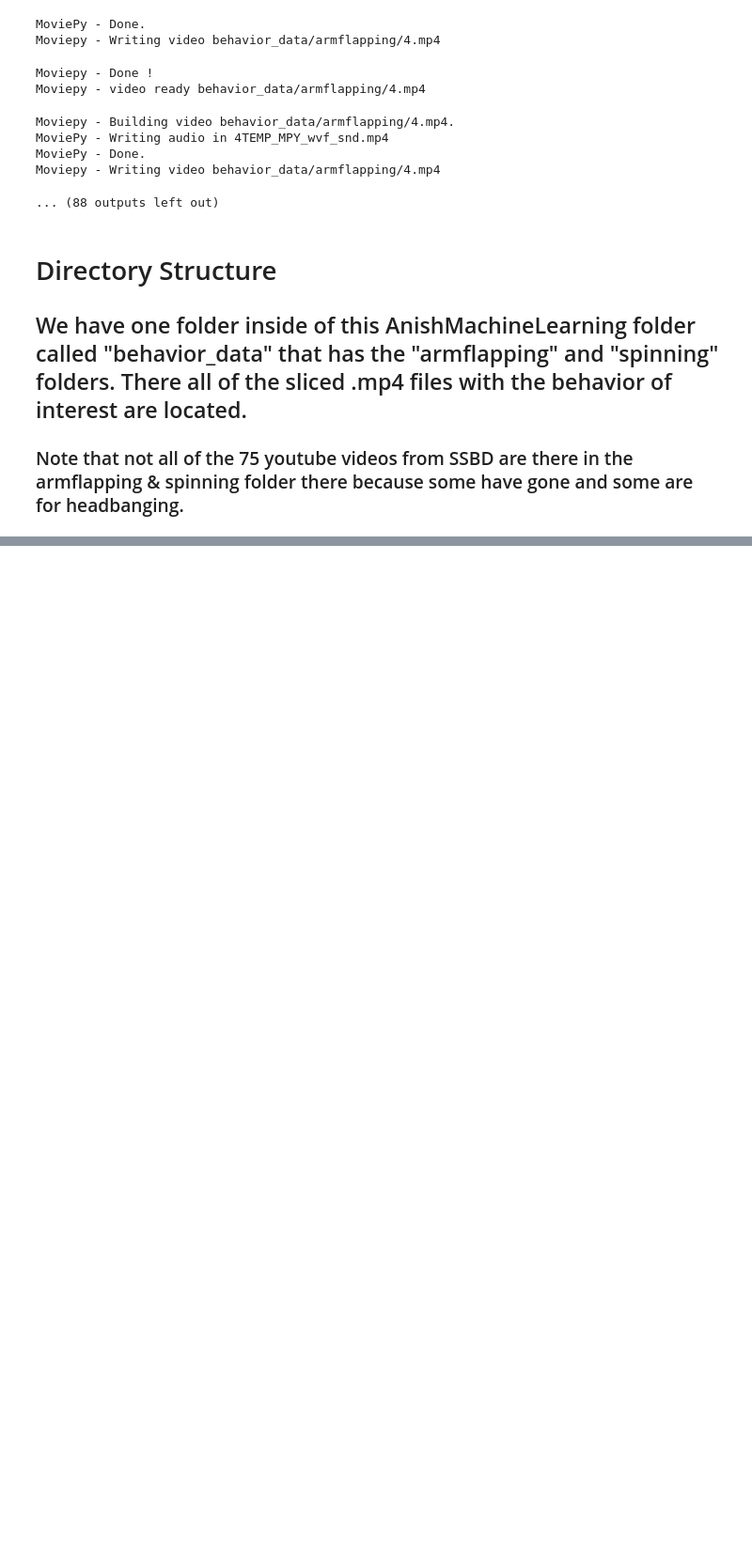
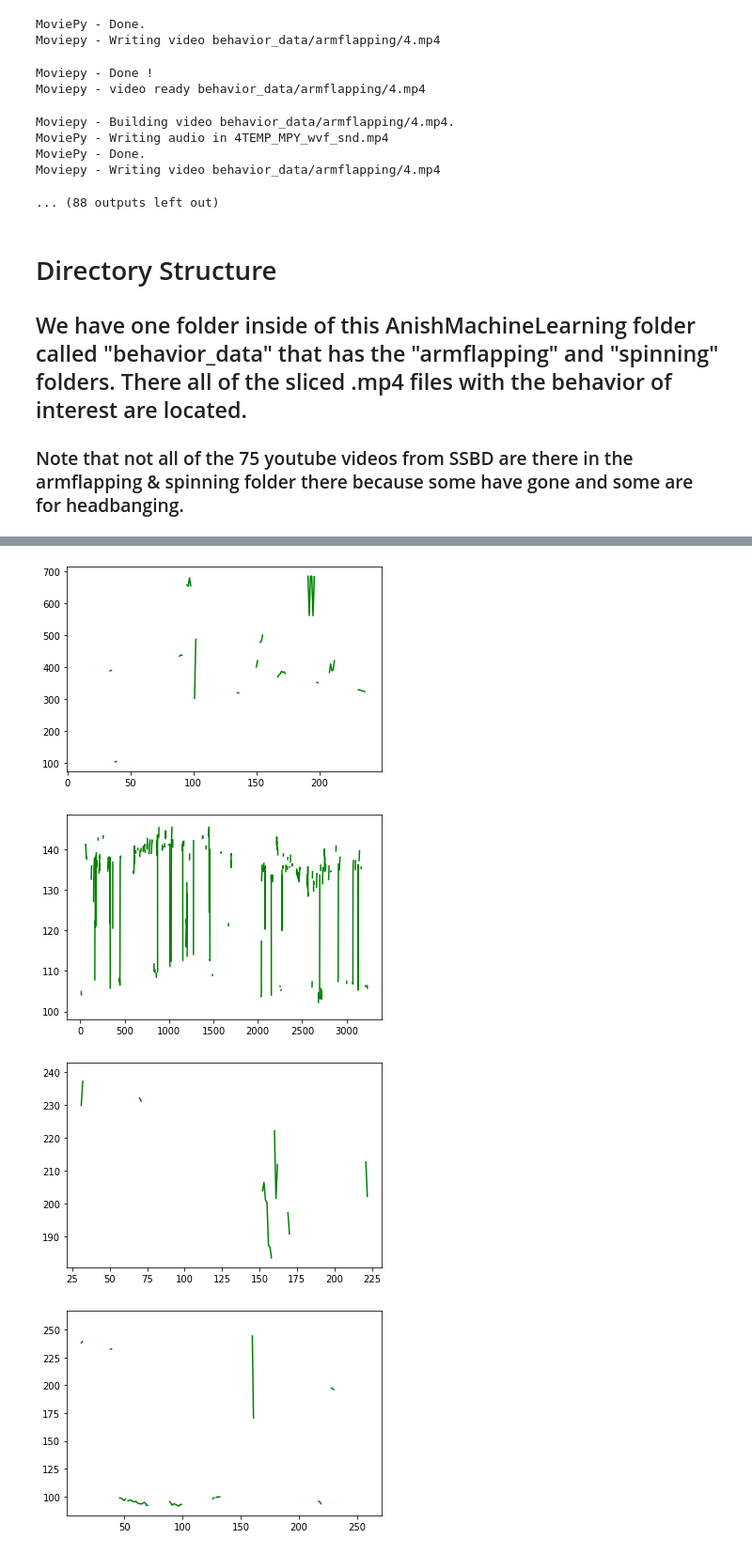
Before and after one commit to anish-lakkapragada/Hand-Classification-For-Autism-Diagnosis, a Jupyter notebook: Classifier for Hand Flapping and Spinning.ipynb, the cells around one changed output, grey strips where cells are left out. Shown: that part at 94% size. Cells and saved outputs as stored; diff of their text form; code cells hidden in the pictures; blank space fills up the shorter version.

```diff
--- a/Classifier for Hand Flapping and Spinning.ipynb
+++ b/Classifier for Hand Flapping and Spinning.ipynb
@@ -181,0 +290,48 @@ Moviepy - Writing video behavior_data/armflapping/4.mp4
+# %%
+# now for spinning
+
+import matplotlib.pyplot as plt
+import os
+
+# first all hand flapping videos
+for hand_flap_video in os.listdir("behavior_data/spinning"):
+    video = "behavior_data/spinning/" + hand_flap_video
+    cap = cv2.VideoCapture(video)
+
+    hands = mp_hands.Hands(min_detection_confidence = 0.5, min_tracking_confidence = 0.5)
+
+    all_YS = []
+
+    while cap.isOpened():
+        ret, image = cap.read()
+        if not ret:break
+
+        image = cv2.cvtColor(image, cv2.COLOR_BGR2RGB)
+        image.flags.writeable = False
+        results = hands.process(image)
+
+        image.flags.writeable = True
+        image = cv2.cvtColor(image, cv2.COLOR_RGB2BGR)
+
+        height, width, _ = image.shape
+
+        #check for hand results
+        y_s = []
+
+        if results.multi_hand_landmarks:
+            for hand_landmark in results.multi_hand_landmarks:
+                for i in range(0, 21):
+                    landmark = hand_landmark.landmark[i]
+                    x = int(landmark.x * width)
+                    y = int(landmark.y * height)
+                    y_s.append(y)
+
+        all_YS.append(np.mean(y_s))
+
+    plt.plot(range(len(all_YS)), all_YS, color = "green")
+    plt.show()
+# %% [output]
+[figure, added]
+[figure, added]
+[figure, added]
+[figure, added]
```
Also changed, not shown: parts of 6 cells of this notebook, 1 other file.
